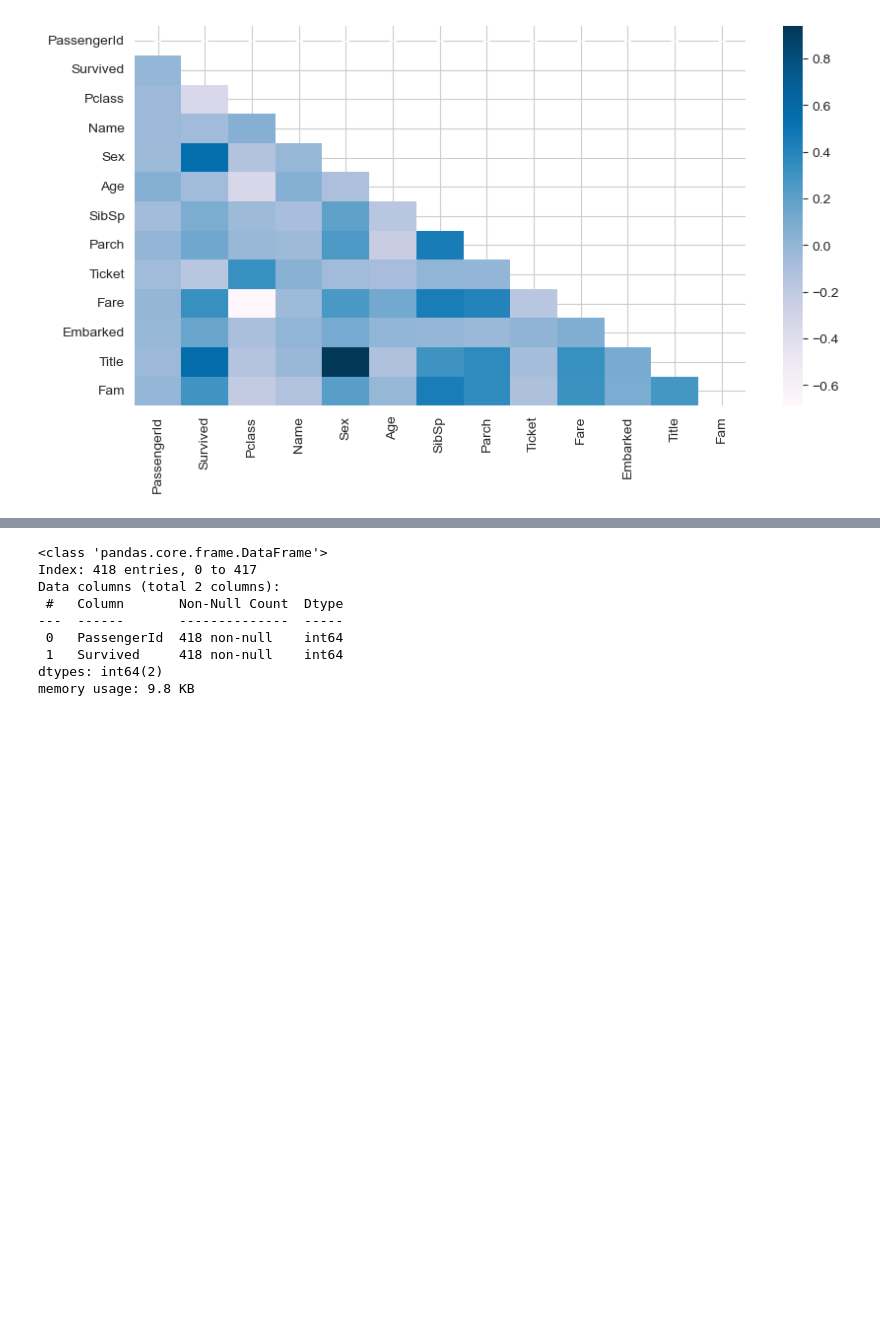
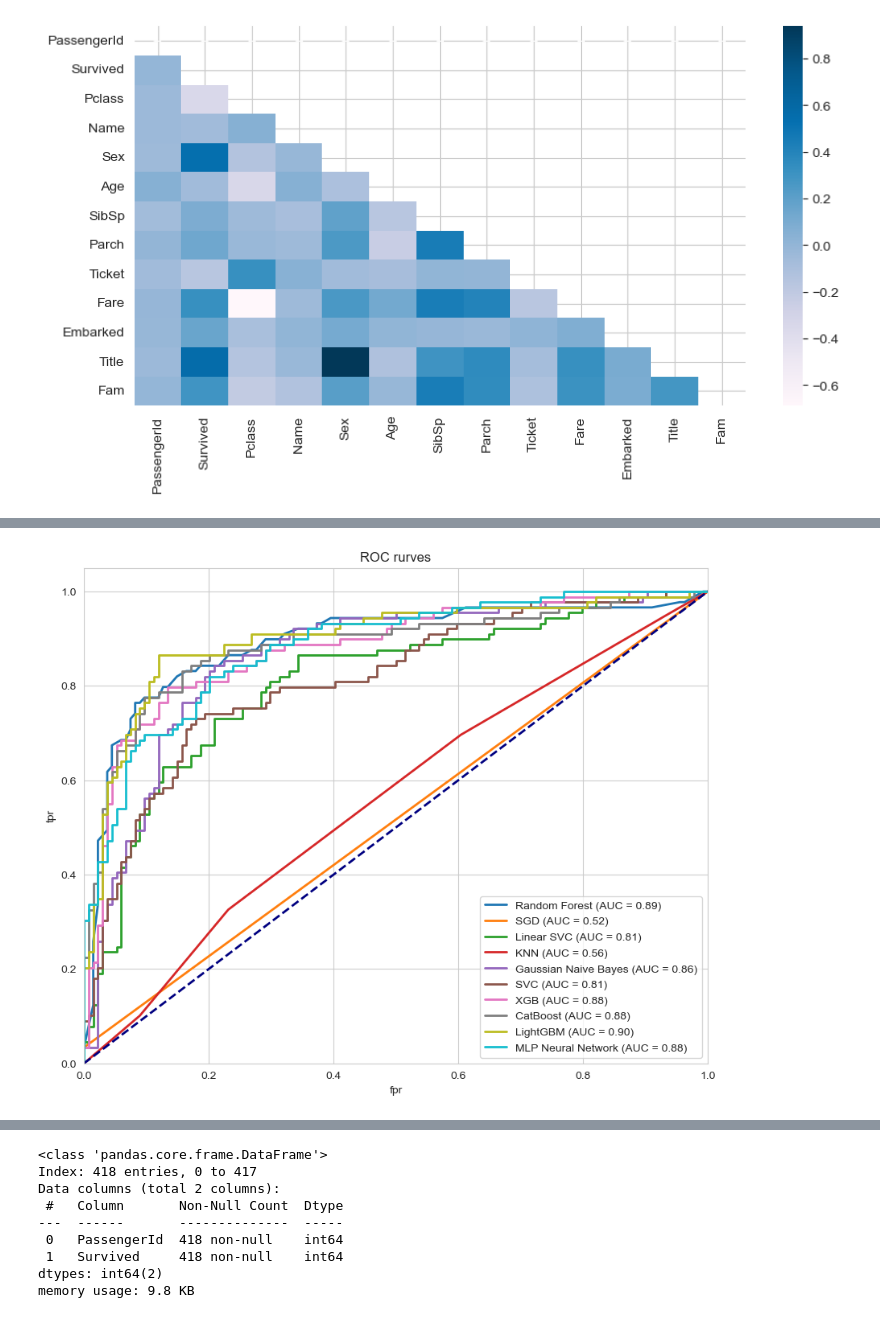
Before and after one commit to aws-hue/titanic_kaggle, a Jupyter notebook: Titanic training v2.ipynb, the cells around one changed output, grey strips where cells are left out. Saved outputs shown, nothing was run; the diff lists cells and outputs as text; code cells hidden in the pictures; blank space fills up the shorter version.

Commit message:
LightGBM version

```diff
--- a/Titanic training v2.ipynb
+++ b/Titanic training v2.ipynb
@@ -314,0 +265,91 @@ plt.tight_layout()
+# %%
+## lets evaluate validation sample
+
+X = train_df[['PassengerId', 'Pclass', 'Name', 'Sex', 'Age', 'SibSp',
+       'Parch', 'Ticket', 'Fare', 'Embarked', 'Title', 'Fam']]
+y = train_df['Survived']
+
+
+X_train, X_valid, y_train, y_valid = train_test_split(X, y, random_state=42)
+class ModelEvaluator:
+    def __init__(self, X_train, Y_train, X_test, Y_test):
+        self.X_train = X_train
+        self.Y_train = y_train
+        self.X_test = X_valid
+        self.Y_test = y_valid
+        self.models = [
+            ("Random Forest", RandomForestClassifier()),
+            ("SGD", SGDClassifier(loss='log')),
+            ("Linear SVC", LinearSVC()),
+                        ('KNN', KNeighborsClassifier()),
+            ("Gaussian Naive Bayes", GaussianNB()),
+            ("SVC", SVC(probability=True)),
+            ("XGB", xgb.XGBClassifier()),
+            ("CatBoost", CatBoostClassifier(loss_function='Logloss', verbose=0)),
+            ("LightGBM", lgb.LGBMClassifier()),
+            ("MLP Neural Network", MLPClassifier(hidden_layer_sizes=(100,), max_iter=100, random_state=42))
+        ]
+
+    def calculate_log_loss(self, model):
+        if hasattr(model, "predict_proba"):
+            probas_train = model.predict_proba(self.X_train)
+            probas_test = model.predict_proba(self.X_test)
+        else:
+            probas_train = model.decision_function(self.X_train)
+            probas_test = model.decision_function(self.X_test)
+
+        log_loss_train = log_loss(self.Y_train, probas_train)
+        log_loss_test = log_loss(self.Y_test, probas_test)
+        return log_loss_train, log_loss_test
+
+
+    def train_and_evaluate_models(self):
+        for name, model in self.models:
+            model.fit(self.X_train, self.Y_train)
+
+            # Accuracy
+            acc_train = accuracy_score(self.Y_train, model.predict(self.X_train)) * 100
+            acc_test = accuracy_score(self.Y_test, model.predict(self.X_test)) * 100
+
+            # Log Loss
+            log_loss_train, log_loss_test = self.calculate_log_loss(model)
+
+            # Print results
+            print(f"{name}:")
+            print(f"  Accuracy (Train): {acc_train:.2f}%")
+            print(f"  Accuracy (Test): {acc_test:.2f}%")
+            print(f"  Log Loss (Train): {log_loss_train:.4f}")
+            print(f"  Log Loss (Test): {log_loss_test:.4f}")
+            print("-" * 50)
+
+
+
+    def plot_roc_curve(self):
+        plt.figure(figsize=(10, 8))
+
+        for name, model in self.models:
+            if hasattr(model, "predict_proba"):
+                probas_ = model.predict_proba(self.X_test)[:, 1]
+            else:
+                probas_ = model.decision_function(self.X_test)
+
+            fpr, tpr, _ = roc_curve(self.Y_test, probas_)
+            roc_auc = auc(fpr, tpr)
+            plt.plot(fpr, tpr, lw=2, label=f'{name} (AUC = {roc_auc:.2f})')
+
+        # random roc to compare
+        plt.plot([0, 1], [0, 1], color='navy', lw=2, linestyle='--')
+
+        plt.xlim([0.0, 1.0])
+        plt.ylim([0.0, 1.05])
+        plt.xlabel('fpr')
+        plt.ylabel('tpr')
+        plt.title('ROC rurves')
+        plt.legend(loc="lower right")
+        plt.show()
+
+
+evaluator = ModelEvaluator(X_train, y_train, X_valid, y_valid)
+evaluator.train_and_evaluate_models()
+evaluator.plot_roc_curve()
+# %% [output]
@@ -314,0 +373 @@ plt.tight_layout()
+[figure, added]
```
Also changed, not shown: parts of 18 cells of this notebook, 4 other files.
